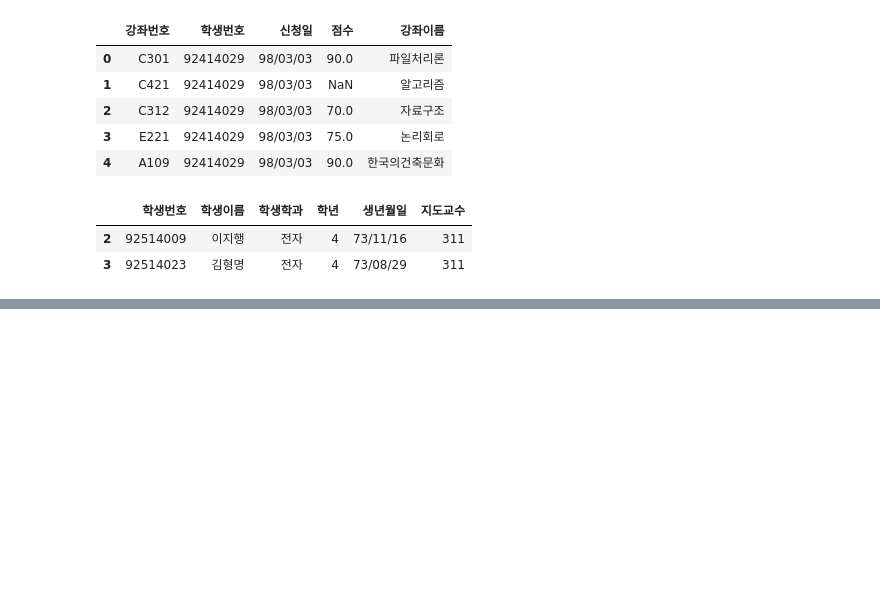
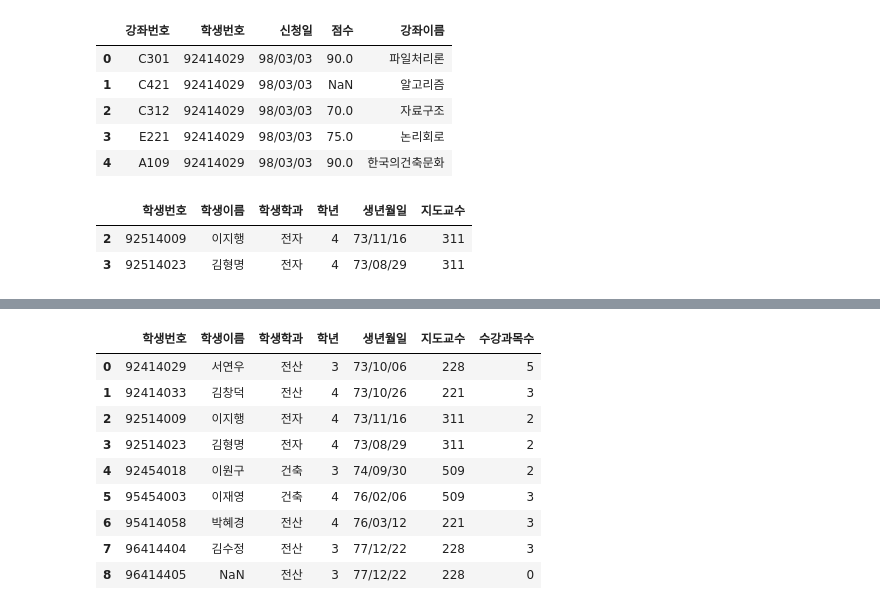
Before and after one commit to helen-cho/data, a Jupyter notebook: python/데이터분석/15.데이터병합.ipynb, the cells around one changed output, grey strips where cells are left out. Saved outputs shown, nothing was run; the diff lists cells and outputs as text; code cells hidden in the pictures; blank space fills up the shorter version.

```diff
--- a/python/데이터분석/15.데이터병합.ipynb
+++ b/python/데이터분석/15.데이터병합.ipynb
@@ -212,0 +363,2 @@ df_stu.groupby('학생학과').get_group('전자')
+# %%
+df=df_merge
@@ -212,0 +429,22 @@ df_stu.groupby('학생학과').get_group('전자')
+# %%
+df_stu = pd.read_csv('data/학생.csv')
+# %%
+def count_cou(code):
+    filt = df['학생번호'] == code
+
+    return df[filt]['강좌번호'].count()
+# %%
+df_stu['수강과목수'] = df_stu['학생번호'].apply(count_cou)
+# %%
+df_stu
+# %% [output]
+|  | 학생번호 | 학생이름 | 학생학과 | 학년 | 생년월일 | 지도교수 | 수강과목수 |
+| 0 | 92414029 | 서연우 | 전산 | 3 | 73/10/06 | 228 | 5 |
+| 1 | 92414033 | 김창덕 | 전산 | 4 | 73/10/26 | 221 | 3 |
+| 2 | 92514009 | 이지행 | 전자 | 4 | 73/11/16 | 311 | 2 |
+| 3 | 92514023 | 김형명 | 전자 | 4 | 73/08/29 | 311 | 2 |
+| 4 | 92454018 | 이원구 | 건축 | 3 | 74/09/30 | 509 | 2 |
+| 5 | 95454003 | 이재영 | 건축 | 4 | 76/02/06 | 509 | 3 |
+| 6 | 95414058 | 박혜경 | 전산 | 4 | 76/03/12 | 221 | 3 |
+| 7 | 96414404 | 김수정 | 전산 | 3 | 77/12/22 | 228 | 3 |
+| 8 | 96414405 | NaN | 전산 | 3 | 77/12/22 | 228 | 0 |
```
Also changed, not shown: parts of 23 cells of this notebook, 7 other files.
